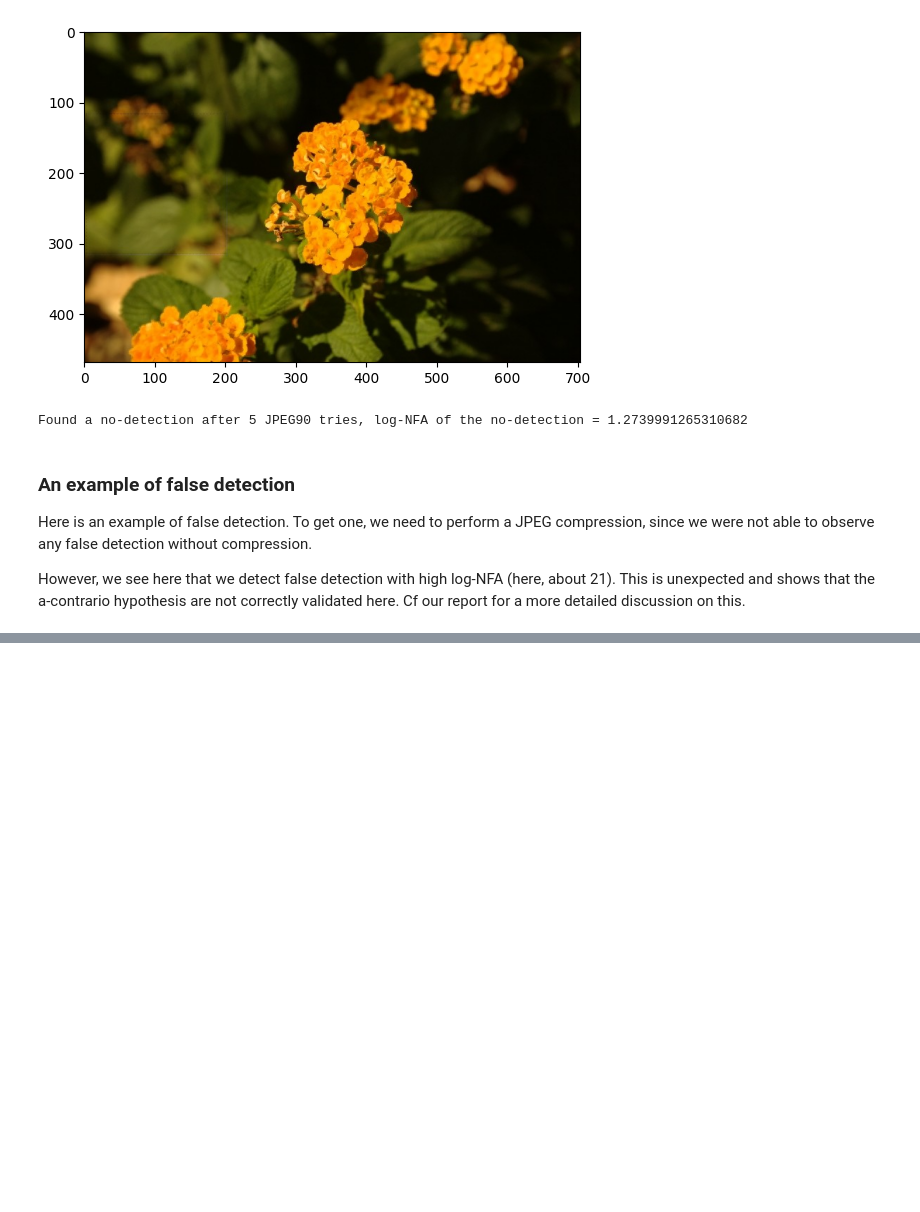
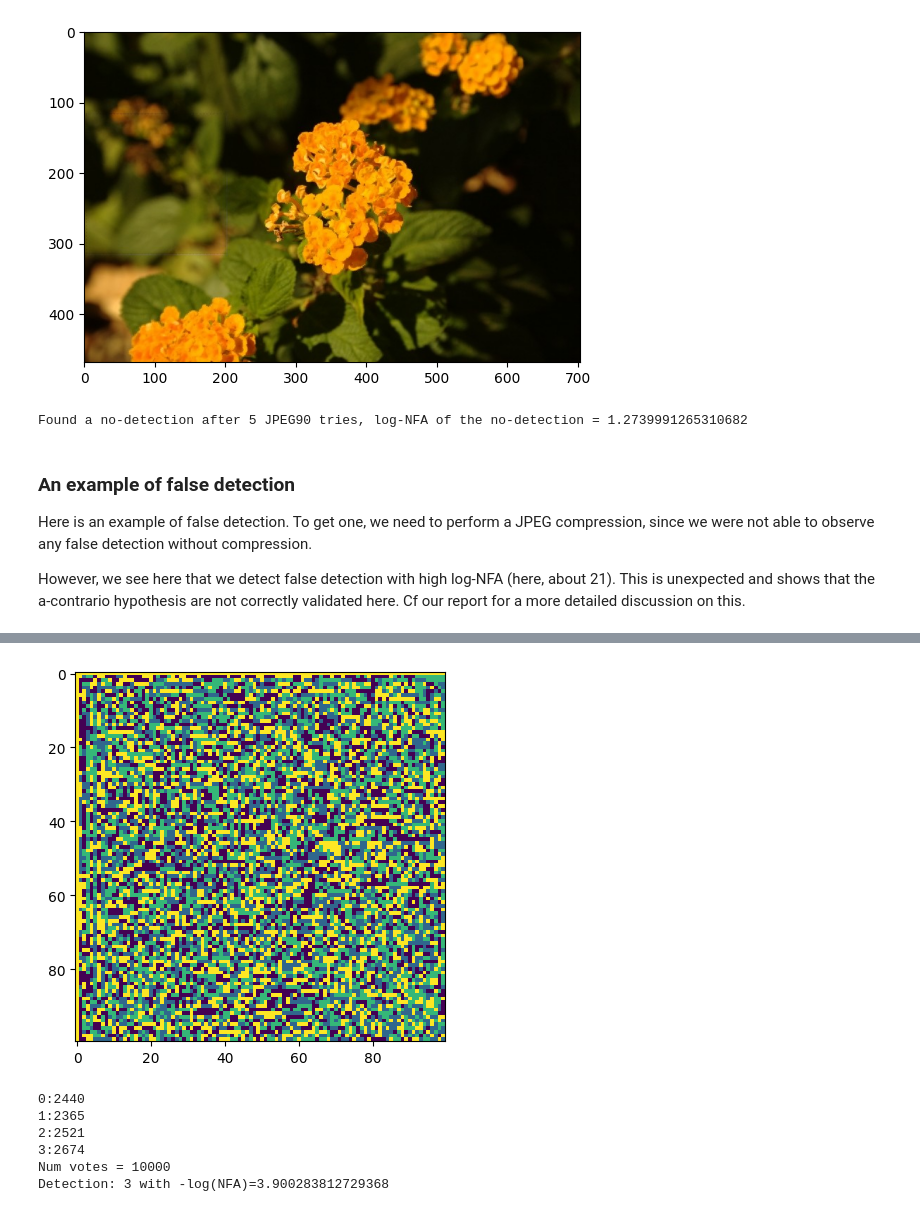
Before and after one commit to DentanJeremie/demosaicing-detection, a Jupyter notebook: doc/forgery_detection_demonstration.ipynb, the cells around one changed output, grey strips where cells are left out. Drawn from its saved outputs; the diff is of its cells as text; code cells hidden in the pictures; blank space fills up the shorter version.

```diff
--- a/doc/forgery_detection_demonstration.ipynb
+++ b/doc/forgery_detection_demonstration.ipynb
@@ -248,0 +273,26 @@ detect_forgery(
+# %%
+# Let's have a look at the windeow where the forgery is detected
+start_position=(0,0)
+stop_position=(100, 100)
+sub_votes = votes[
+    start_position[0]:stop_position[0],
+    start_position[1]:stop_position[1],
+]
+plt.imshow(sub_votes)
+plt.show()
+plt.close()
+votes_count = 0
+for value, count in zip(*np.unique(sub_votes, return_counts=True)):
+    print(f'{value}:{count}')
+    votes_count += count
+print(f'Num votes = {votes_count}')
+config, nfa = detect_config(sub_votes, len(PATERNS))
+print(f'Detection: {config} with -log(NFA)={nfa}')
+# %% [output]
+[figure, added]
+0:2440
+1:2365
+2:2521
+3:2674
+Num votes = 10000
+Detection: 3 with -log(NFA)=3.900283812729368
```
Also changed, not shown: parts of 7 cells of this notebook, 25 other files.
